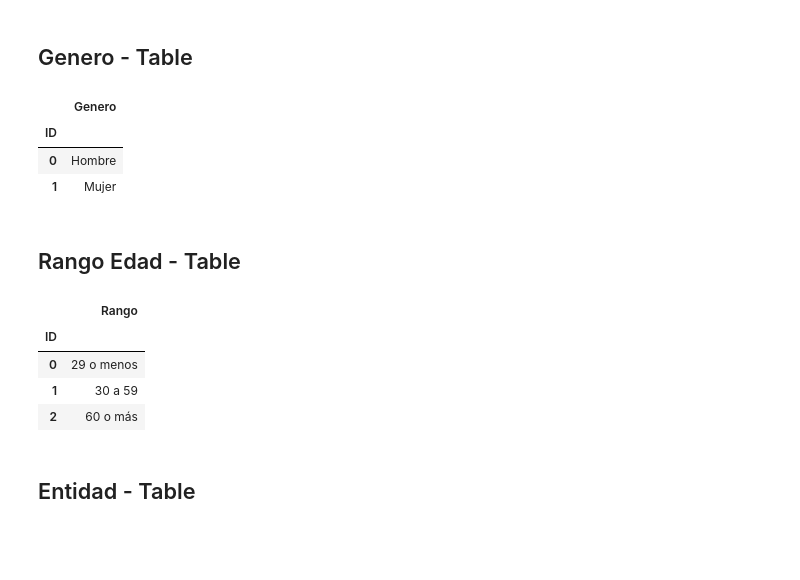
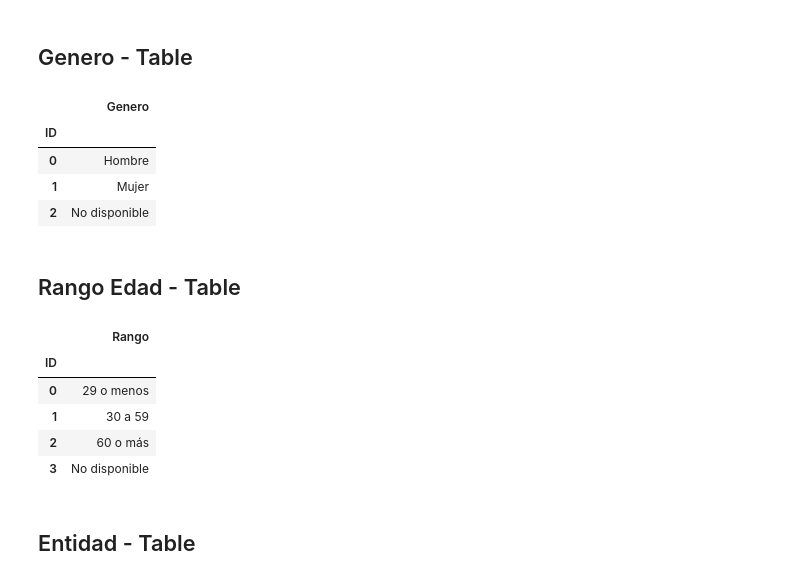
Before and after one commit to MBGUS/ETL-Project, a Jupyter notebook: ETL_Final_Project.ipynb, the cells around one changed output. Saved outputs shown, nothing was run; the diff lists cells and outputs as text; code cells hidden in the pictures; blank space fills up the shorter version.

```diff
--- a/ETL_Final_Project.ipynb
+++ b/ETL_Final_Project.ipynb
@@ -173,23 +173,24 @@ sniiv_final_df
 # %%
 # Create a Table of "Genero" according to the parameters of SNIIV data set.
 
-data = {'ID': [0, 1], 'Genero': ["Hombre", "Mujer"]}
+data = {'ID': [0, 1, 2], 'Genero': ["Hombre", "Mujer", "No disponible"]}
 gender_df = pd.DataFrame(data=data)
 
 gender_df = gender_df.set_index('ID')
 
 gender_df
 # %% [output]
 |  | Genero |
 | ID |  |
 | 0 | Hombre |
 | 1 | Mujer |
+| 2 | No disponible |
 # %% [markdown]
 ## Rango Edad - Table
 # %%
 # Create a Table of "Rango Edad" according to the parameters of SNIIV data set.
 
-data = {'ID': [0, 1,2], 'Rango': ["29 o menos","30 a 59","60 o más"]}
+data = {'ID': [0,1,2,3], 'Rango': ["29 o menos","30 a 59","60 o más", "No disponible"]}
 rango_edad_df = pd.DataFrame(data=data)
 
 rango_edad_df = rango_edad_df.set_index('ID')
@@ -201,6 +202,7 @@ rango_edad_df
 | 0 | 29 o menos |
 | 1 | 30 a 59 |
 | 2 | 60 o más |
+| 3 | No disponible |
 # %% [markdown]
 ## Entidad - Table
 # %%
```
Also changed, not shown: parts of 12 cells of this notebook.
